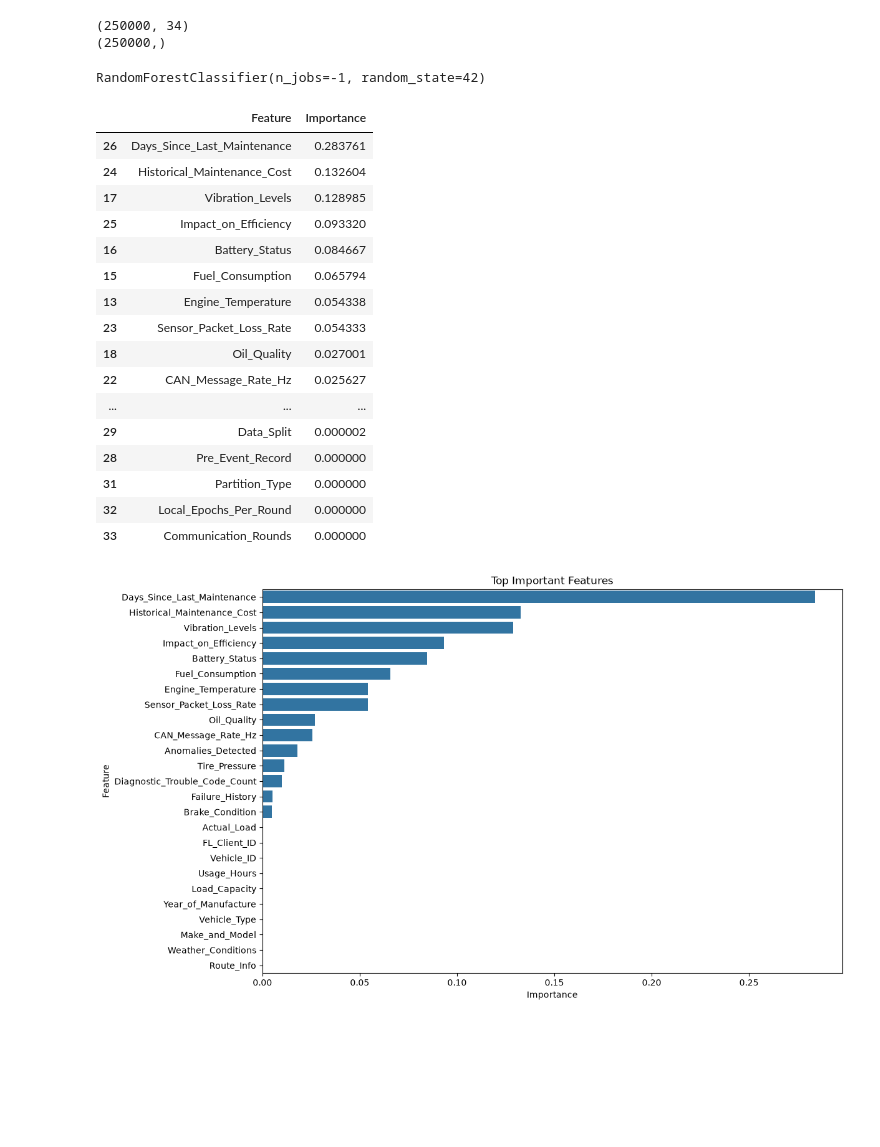
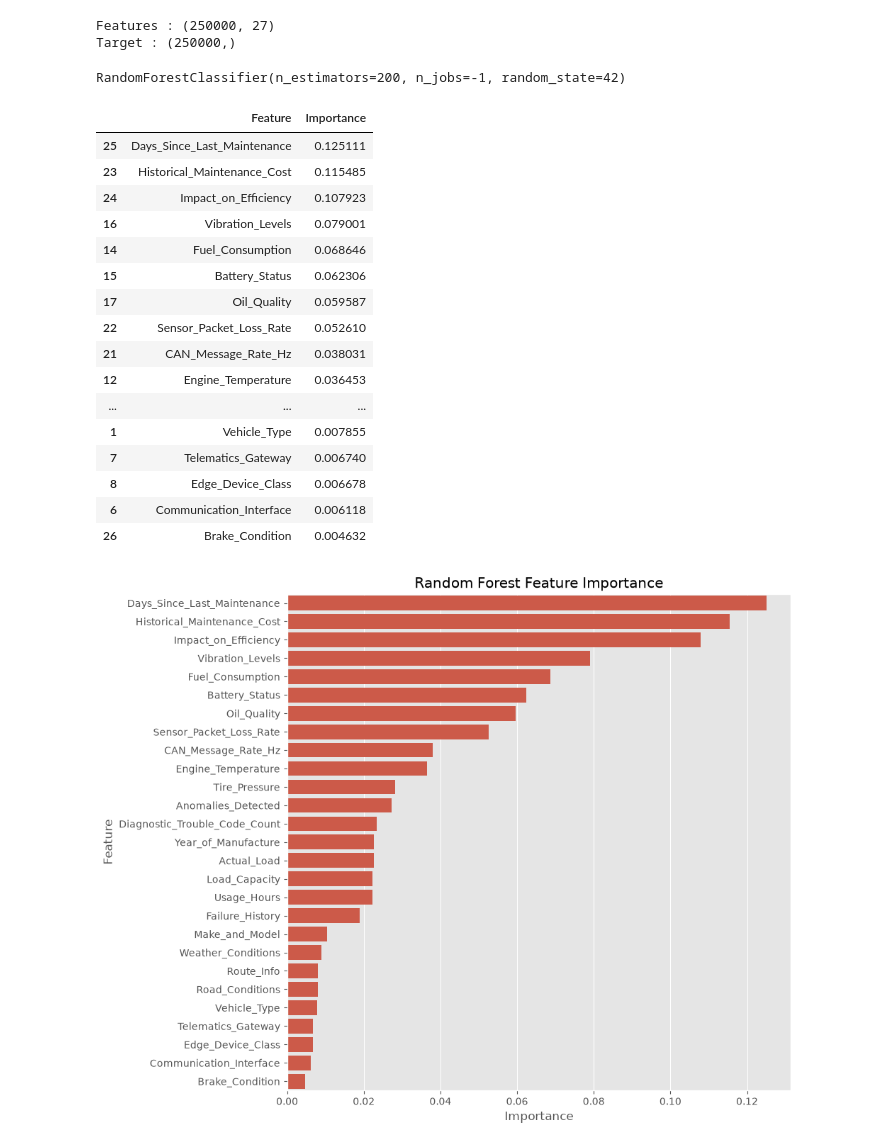
Before and after one commit to Ragavik31/Predictive-vehicle-maintenance-with-road-analysis, a Jupyter notebook: Model/04_Feature_Selection.ipynb, the cells around one changed output. Saved outputs shown, nothing was run; the diff lists cells and outputs as text; code cells hidden in the pictures; blank space fills up the shorter version.

```diff
--- a/Model/04_Feature_Selection.ipynb
+++ b/Model/04_Feature_Selection.ipynb
@@ -6,7 +6,10 @@ import matplotlib.pyplot as plt
 import seaborn as sns
 
 from sklearn.ensemble import RandomForestClassifier
-from sklearn.feature_selection import mutual_info_classif
+
+pd.set_option("display.max_columns", None)
+
+plt.style.use("ggplot")
 # %%
 df = pd.read_csv("data/processed/leakage_free_dataset.csv")
 
@@ -22,29 +27,29 @@ df.head()
-# %%
-df = df.drop(columns=["Last_Maintenance_Date"])
 # %%
 X = df.drop("Maintenance_Required", axis=1)
 
 y = df["Maintenance_Required"]
 
-print(X.shape)
-print(y.shape)
+print("Features :", X.shape)
+print("Target :", y.shape)
 # %% [output]
-(250000, 34)
-(250000,)
+Features : (250000, 27)
+Target : (250000,)
 # %%
 rf = RandomForestClassifier(
-    n_estimators=100,
+    n_estimators=200,
     random_state=42,
     n_jobs=-1
 )
 
 rf.fit(X, y)
 # %% [output]
-RandomForestClassifier(n_jobs=-1, random_state=42)
+RandomForestClassifier(n_estimators=200, n_jobs=-1, random_state=42)
 # %%
 importance = pd.DataFrame({
+
     "Feature": X.columns,
     "Importance": rf.feature_importances_
+
 })
 
 importance = importance.sort_values(
@@ -55,33 +60,35 @@ importance = importance.sort_values(
 importance
 # %% [output]
 |  | Feature | Importance |
-| 26 | Days_Since_Last_Maintenance | 0.283761 |
-| 24 | Historical_Maintenance_Cost | 0.132604 |
-| 17 | Vibration_Levels | 0.128985 |
-| 25 | Impact_on_Efficiency | 0.093320 |
-| 16 | Battery_Status | 0.084667 |
-| 15 | Fuel_Consumption | 0.065794 |
-| 13 | Engine_Temperature | 0.054338 |
-| 23 | Sensor_Packet_Loss_Rate | 0.054333 |
-| 18 | Oil_Quality | 0.027001 |
-| 22 | CAN_Message_Rate_Hz | 0.025627 |
+| 25 | Days_Since_Last_Maintenance | 0.125111 |
+| 23 | Historical_Maintenance_Cost | 0.115485 |
+| 24 | Impact_on_Efficiency | 0.107923 |
+| 16 | Vibration_Levels | 0.079001 |
+| 14 | Fuel_Consumption | 0.068646 |
+| 15 | Battery_Status | 0.062306 |
+| 17 | Oil_Quality | 0.059587 |
+| 22 | Sensor_Packet_Loss_Rate | 0.052610 |
+| 21 | CAN_Message_Rate_Hz | 0.038031 |
+| 12 | Engine_Temperature | 0.036453 |
 | ... | ... | ... |
-| 29 | Data_Split | 0.000002 |
-| 28 | Pre_Event_Record | 0.000000 |
-| 31 | Partition_Type | 0.000000 |
-| 32 | Local_Epochs_Per_Round | 0.000000 |
-| 33 | Communication_Rounds | 0.000000 |
+| 1 | Vehicle_Type | 0.007855 |
+| 7 | Telematics_Gateway | 0.006740 |
+| 8 | Edge_Device_Class | 0.006678 |
+| 6 | Communication_Interface | 0.006118 |
+| 26 | Brake_Condition | 0.004632 |
 # %%
-plt.figure(figsize=(12,8))
+plt.figure(figsize=(10,8))
 
 sns.barplot(
-    data=importance.head(25),
+    data=importance,
     x="Importance",
     y="Feature"
 )
 
-plt.title("Top Important Features")
+plt.title("Random Forest Feature Importance")
+
+plt.tight_layout()
 
 plt.show()
 # %% [output]
-[figure, old version]
+[figure, new version]
```
Also changed, not shown: parts of 11 cells of this notebook.
